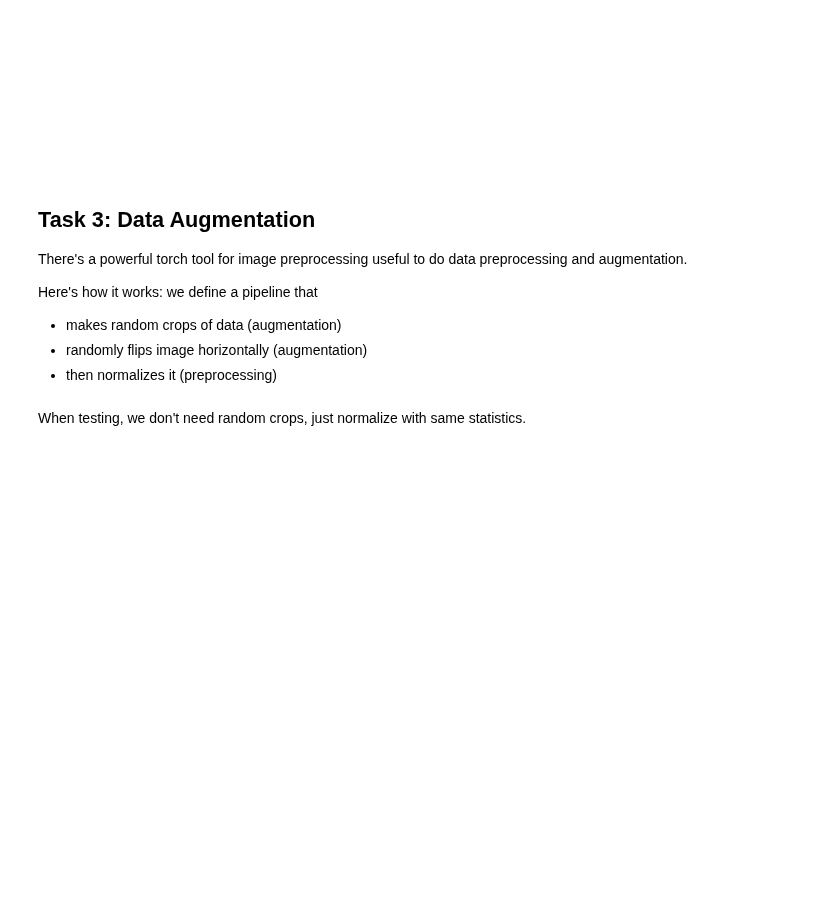
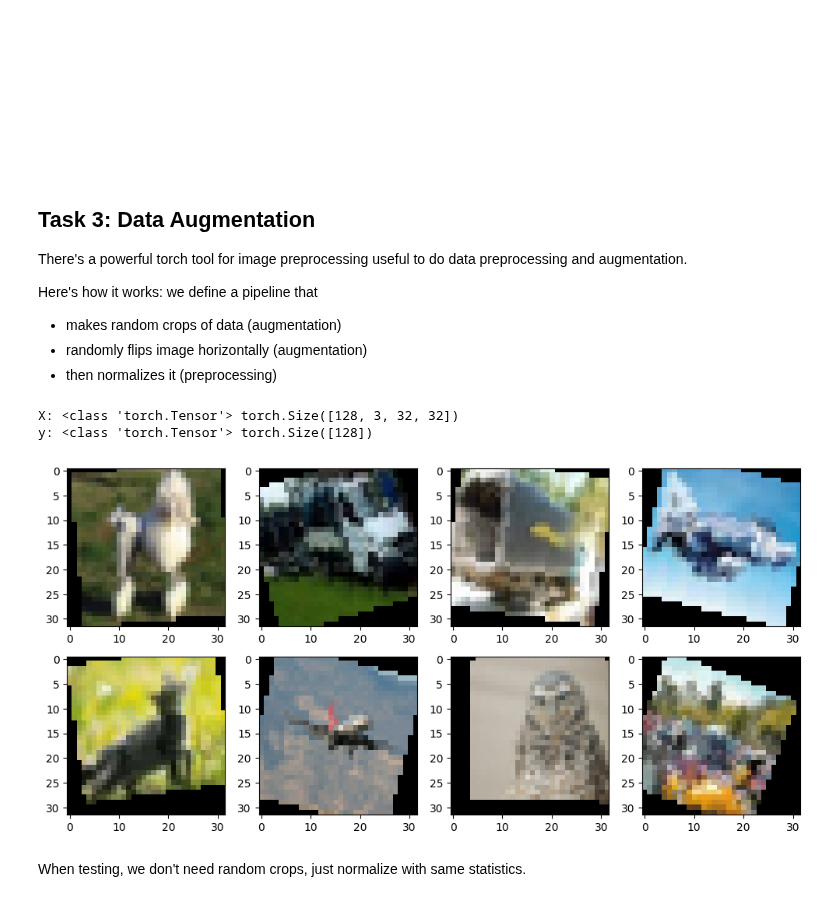
Before and after one commit to buxazich/Deep_Learning_HSE, a Jupyter notebook: week03_convnets/seminar_pytorch.ipynb, the cells around one changed output. Drawn from its saved outputs; the diff is of its cells as text; code cells hidden in the pictures; blank space fills up the shorter version.

```diff
--- a/week03_convnets/seminar_pytorch.ipynb
+++ b/week03_convnets/seminar_pytorch.ipynb
@@ -82,4 +106,9 @@ def iterate_minibatches(X, y, batchsize):
     for start in range(0, len(indices), batchsize):
         ix = indices[start: start + batchsize]
         yield X[ix], y[ix]
+
+# collected the validation scores and keep the best model in memory
+results = []
+best_accuracy = -1.0
+best_model = None
 # %%
@@ -226,3 +353,18 @@ See the __1960__ there? That's your actual input shape.
   * nn.BatchNorm*d (1d for dense, 2d for conv)
   * usually better to put them after linear/conv but before nonlinearity
 * Re-train the network with the same optimizer, it should get at least 60% validation accuracy at peak.
+# %%
+# added batch normalization between the convolution and relu
+set_seed()
+model = nn.Sequential(
+    nn.Conv2d(3, 10, kernel_size=3),
+    nn.BatchNorm2d(10),
+    nn.ReLU(),
+    nn.MaxPool2d(2),
+    nn.Flatten(),
+    nn.Linear(10 * 15 * 15, 100),
+    nn.ReLU(),
+    nn.Dropout(0.1),
+    nn.Linear(100, 10)
+).to(device)
+opt = torch.optim.Adam(model.parameters(), lr=0.001)
@@ -277,24 +487,31 @@ transform_augment = transforms.Compose([
 ])
 # %%
 from torchvision.datasets import CIFAR10
+# kept the same training split as cifar.py and do not augment validation data
+from sklearn.model_selection import train_test_split
+from torch.utils.data import Subset
+train_indices, val_indices = train_test_split(np.arange(50000), test_size=0.2, random_state=1337)
 train_loader = CIFAR10("./cifar_data/", train=True, transform=transform_augment)
-
+assert np.array_equal(np.array(train_loader.targets)[train_indices], y_train)
+train_loader = Subset(train_loader, train_indices)
 train_dataloader = torch.utils.data.DataLoader(
-    train_loader,  batch_size=32, shuffle=True, num_workers=1)
+    train_loader, batch_size=128, shuffle=True, num_workers=0)
 # %%
-
+# one batch; the training loop below uses this dataloader
 for (x_batch, y_batch) in train_dataloader:
-
     print('X:', type(x_batch), x_batch.shape)
     print('y:', type(y_batch), y_batch.shape)
-
+    plt.figure(figsize=(10, 5))
     for i, img in enumerate(x_batch.numpy()[:8]):
         plt.subplot(2, 4, i+1)
-        plt.imshow(img.transpose([1,2,0]) * stds + means )
-
-
-    raise NotImplementedError("Plese use this code in your training loop")
-    # TODO use this in your training loop
+        plt.imshow(np.clip(img.transpose([1,2,0]) * stds + means, 0, 1))
+    plt.tight_layout()
+    plt.show()
+    break
+# %% [output]
+X: <class 'torch.Tensor'> torch.Size([128, 3, 32, 32])
+y: <class 'torch.Tensor'> torch.Size([128])
+[figure, added]
 # %% [markdown]
 When testing, we don't need random crops, just normalize with same statistics.
 # %%
```
Also changed, not shown: parts of 25 cells of this notebook, 1 other file.
